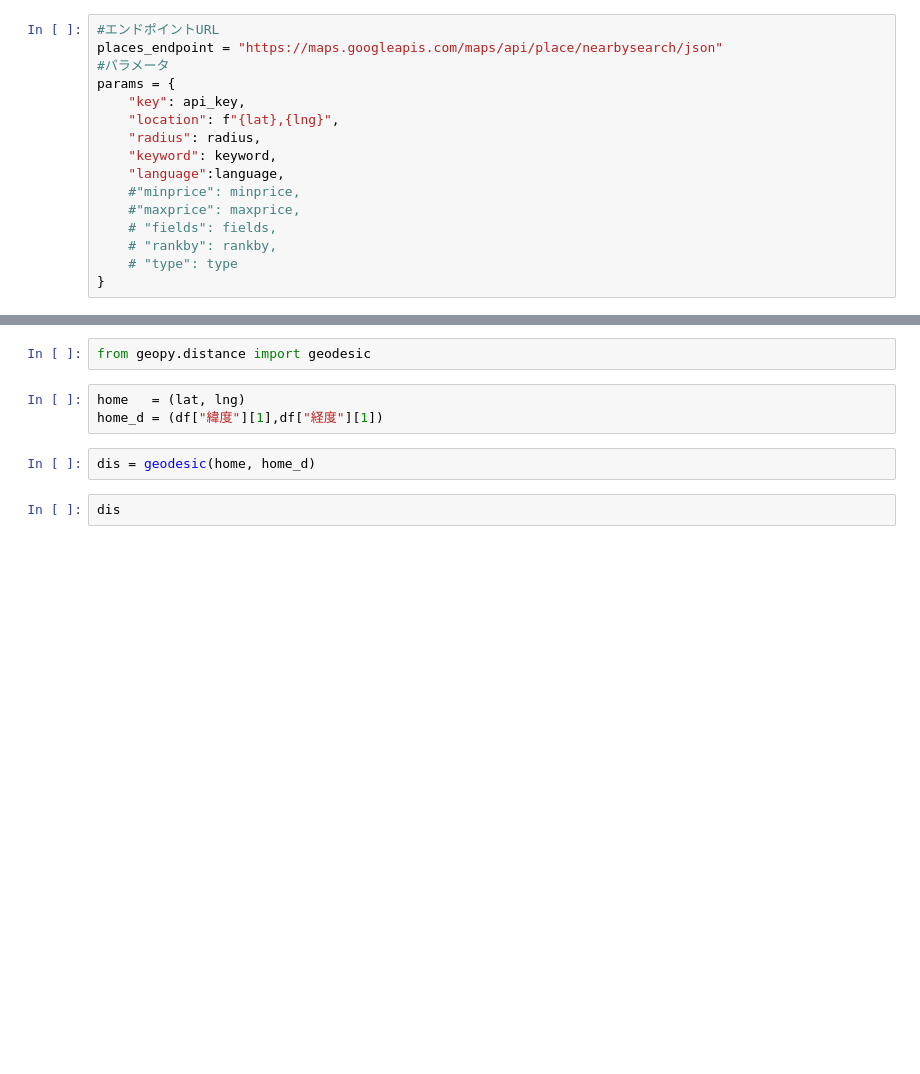
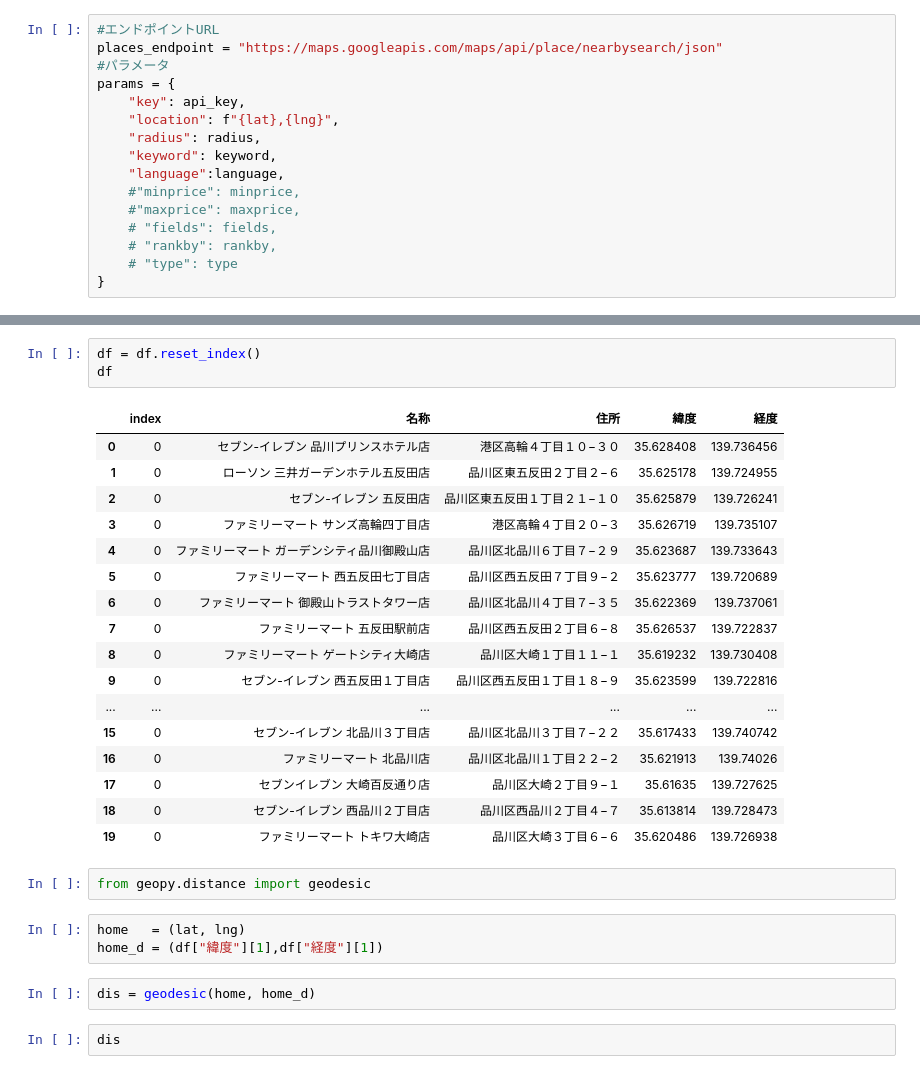
Before and after one commit to shohei0990/map_visi_20230213, a Jupyter notebook: map.ipynb, the cells around one changed output, grey strips where cells are left out. Saved outputs shown, nothing was run; the diff lists cells and outputs as text; blank space fills up the shorter version.

```diff
--- a/map.ipynb
+++ b/map.ipynb
@@ -133,3 +113,24 @@ df
+# %%
+df = df.reset_index()
+df
+# %% [output]
+|  | index | 名称 | 住所 | 緯度 | 経度 |
+| 0 | 0 | セブン-イレブン 品川プリンスホテル店 | 港区高輪４丁目１０−３０ | 35.628408 | 139.736456 |
+| 1 | 0 | ローソン 三井ガーデンホテル五反田店 | 品川区東五反田２丁目２−６ | 35.625178 | 139.724955 |
+| 2 | 0 | セブン-イレブン 五反田店 | 品川区東五反田１丁目２１−１０ | 35.625879 | 139.726241 |
+| 3 | 0 | ファミリーマート サンズ高輪四丁目店 | 港区高輪４丁目２０−３ | 35.626719 | 139.735107 |
+| 4 | 0 | ファミリーマート ガーデンシティ品川御殿山店 | 品川区北品川６丁目７−２９ | 35.623687 | 139.733643 |
+| 5 | 0 | ファミリーマート 西五反田七丁目店 | 品川区西五反田７丁目９−２ | 35.623777 | 139.720689 |
+| 6 | 0 | ファミリーマート 御殿山トラストタワー店 | 品川区北品川４丁目７−３５ | 35.622369 | 139.737061 |
+| 7 | 0 | ファミリーマート 五反田駅前店 | 品川区西五反田２丁目６−８ | 35.626537 | 139.722837 |
+| 8 | 0 | ファミリーマート ゲートシティ大崎店 | 品川区大崎１丁目１１−１ | 35.619232 | 139.730408 |
+| 9 | 0 | セブン-イレブン 西五反田１丁目店 | 品川区西五反田１丁目１８−９ | 35.623599 | 139.722816 |
+| ... | ... | ... | ... | ... | ... |
+| 15 | 0 | セブン-イレブン 北品川３丁目店 | 品川区北品川３丁目７−２２ | 35.617433 | 139.740742 |
+| 16 | 0 | ファミリーマート 北品川店 | 品川区北品川１丁目２２−２ | 35.621913 | 139.74026 |
+| 17 | 0 | セブンイレブン 大崎百反通り店 | 品川区大崎２丁目９−１ | 35.61635 | 139.727625 |
+| 18 | 0 | セブン-イレブン 西品川２丁目店 | 品川区西品川２丁目４−７ | 35.613814 | 139.728473 |
+| 19 | 0 | ファミリーマート トキワ大崎店 | 品川区大崎３丁目６−６ | 35.620486 | 139.726938 |
 # %%
 from geopy.distance import geodesic
 # %%
```
Also changed, not shown: parts of 7 cells of this notebook, 1 other file.
